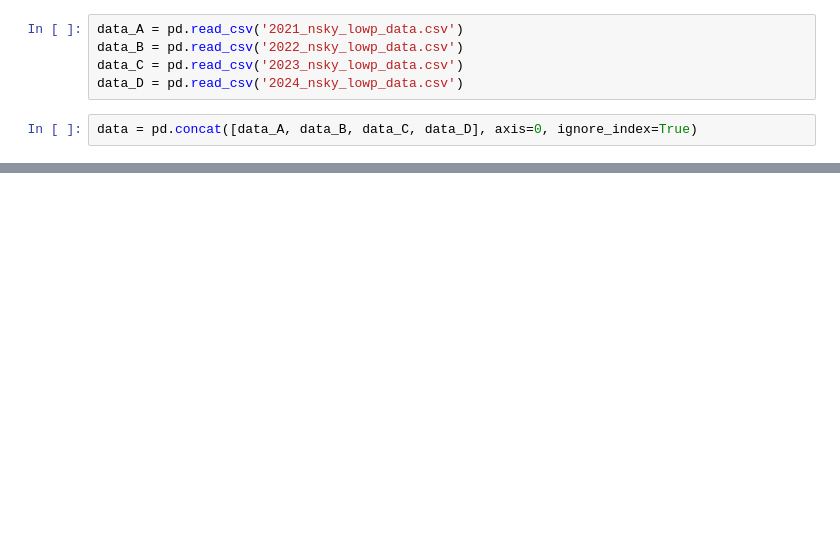
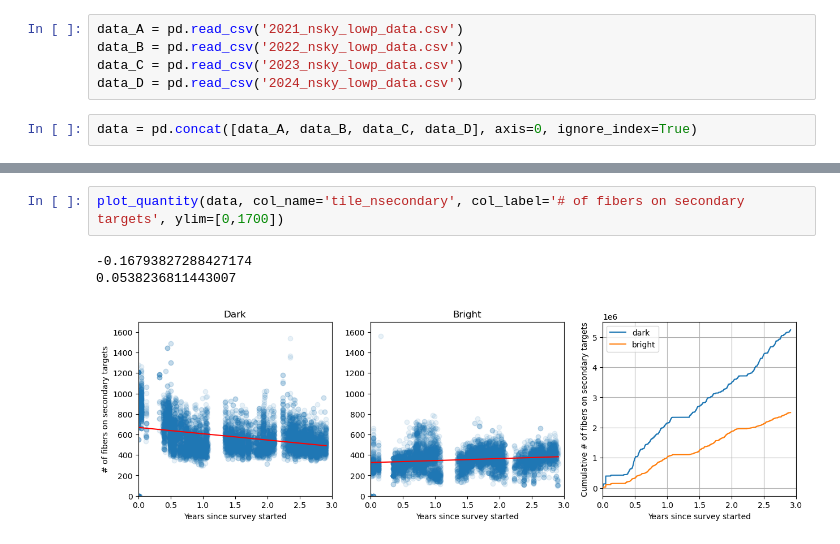
Before and after one commit to forero/SpareDESI, a Jupyter notebook: nb/baseline_observations.ipynb, the cells around one changed output, grey strips where cells are left out. Cells and saved outputs as stored; diff of their text form; blank space fills up the shorter version.

```diff
--- a/nb/baseline_observations.ipynb
+++ b/nb/baseline_observations.ipynb
@@ -280,0 +206,6 @@ print(slope)
+# %%
+plot_quantity(data, col_name='tile_nsecondary', col_label='# of fibers on secondary targets', ylim=[0,1700])
+# %% [output]
+-0.16793827288427174
+0.0538236811443007
+[figure, added]
```
Also changed, not shown: parts of 11 cells of this notebook.
